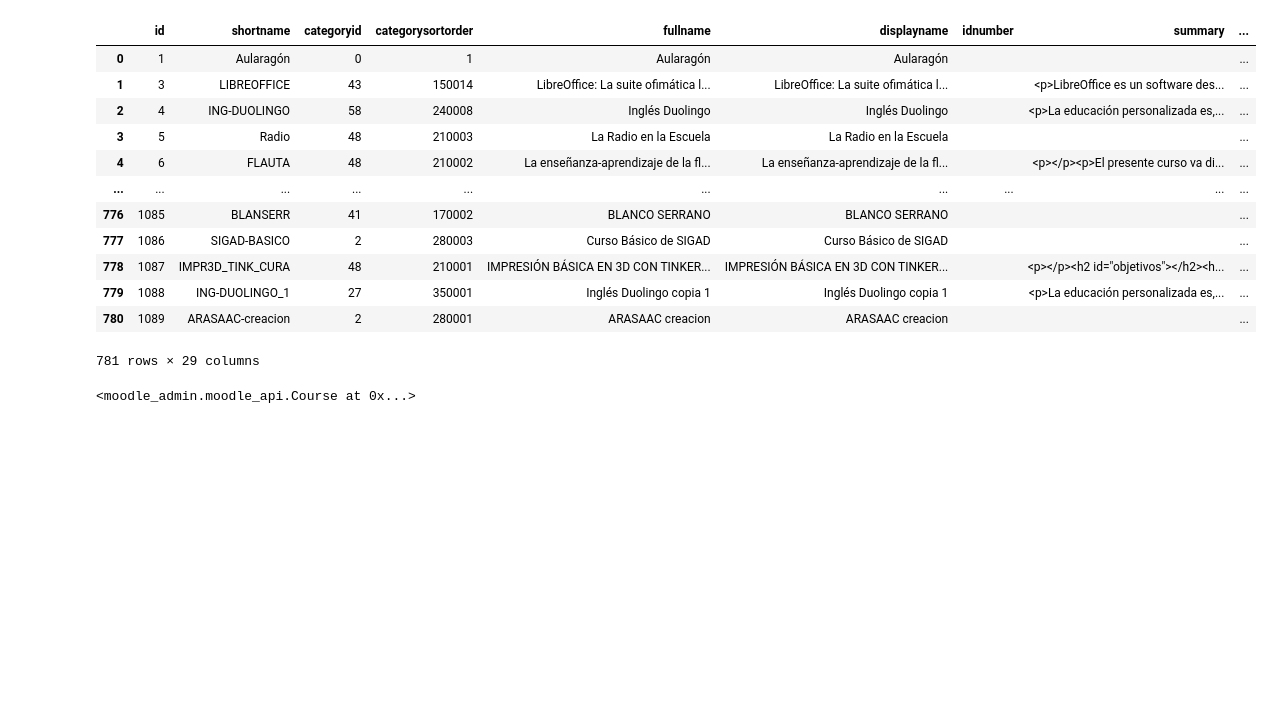
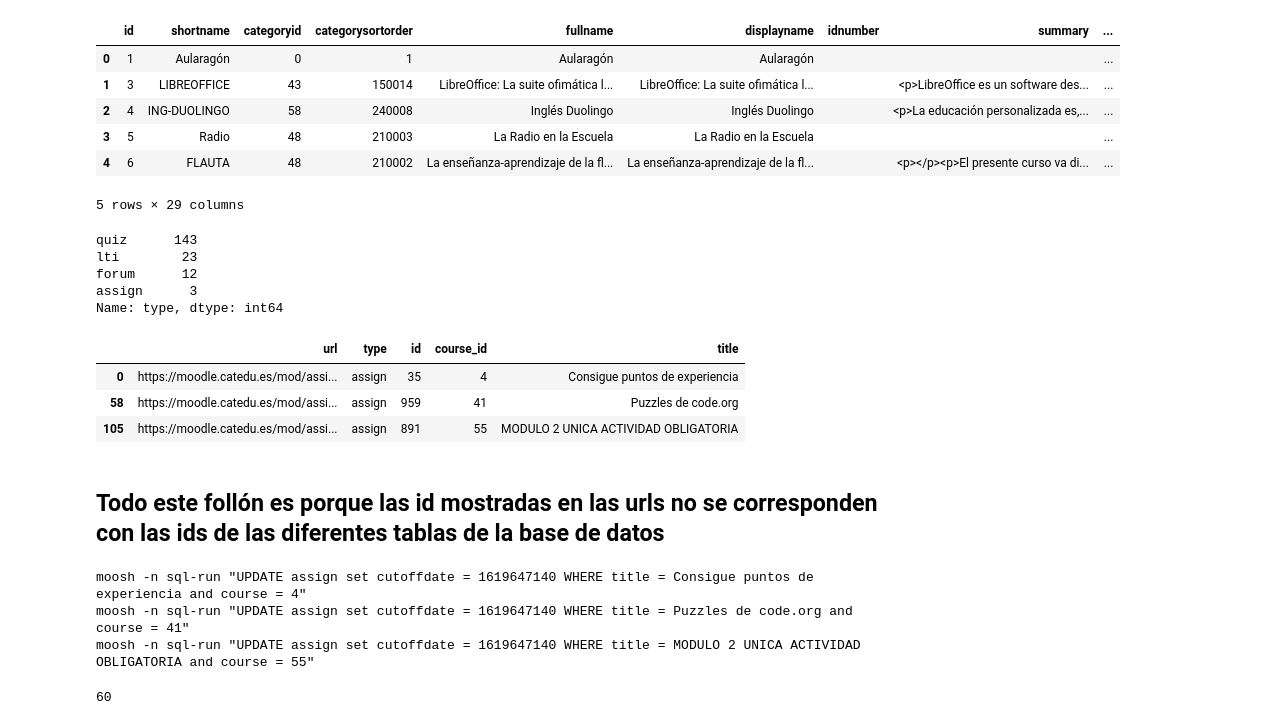
Before and after one commit to catedu/comunidad-aularagon, a Jupyter notebook: project_conf/test_aularagon_automation.ipynb, the cells around one changed output. Saved outputs shown, nothing was run; the diff lists cells and outputs as text; code cells hidden in the pictures; blank space fills up the shorter version.

Commit message:
intentando cerrar convocatoria cursos

```diff
--- a/project_conf/test_aularagon_automation.ipynb
+++ b/project_conf/test_aularagon_automation.ipynb
@@ -8,18 +12,12 @@ import moodle_admin.moodle_api as mp
 courses = mp.call("core_course_get_courses")
 df = pd.DataFrame(courses)
 # %%
-df
+df.head()
 # %% [output]
 |  | id | shortname | categoryid | categorysortorder | fullname | displayname | idnumber | summary | ... |
 | 0 | 1 | Aularagón | 0 | 1 | Aularagón | Aularagón |  |  | ... |
 | 1 | 3 | LIBREOFFICE | 43 | 150014 | LibreOffice: La suite ofimática l... | LibreOffice: La suite ofimática l... |  | <p>LibreOffice es un software des... | ... |
 | 2 | 4 | ING-DUOLINGO | 58 | 240008 | Inglés Duolingo | Inglés Duolingo |  | <p>La educación personalizada es,... | ... |
 | 3 | 5 | Radio | 48 | 210003 | La Radio en la Escuela | La Radio en la Escuela |  |  | ... |
 | 4 | 6 | FLAUTA | 48 | 210002 | La enseñanza-aprendizaje de la fl... | La enseñanza-aprendizaje de la fl... |  | <p></p><p>El presente curso va di... | ... |
-| ... | ... | ... | ... | ... | ... | ... | ... | ... | ... |
-| 776 | 1085 | BLANSERR | 41 | 170002 | BLANCO SERRANO | BLANCO SERRANO |  |  | ... |
-| 777 | 1086 | SIGAD-BASICO | 2 | 280003 | Curso Básico de SIGAD | Curso Básico de SIGAD |  |  | ... |
-| 778 | 1087 | IMPR3D_TINK_CURA | 48 | 210001 | IMPRESIÓN BÁSICA EN 3D CON TINKER... | IMPRESIÓN BÁSICA EN 3D CON TINKER... |  | <p></p><h2 id="objetivos"></h2><h... | ... |
-| 779 | 1088 | ING-DUOLINGO_1 | 27 | 350001 | Inglés Duolingo copia 1 | Inglés Duolingo copia 1 |  | <p>La educación personalizada es,... | ... |
-| 780 | 1089 | ARASAAC-creacion | 2 | 280001 | ARASAAC creacion | ARASAAC creacion |  |  | ... |
-781 rows × 29 columns
+5 rows × 29 columns
@@ -28,4 +23,0 @@ courses = mp.CourseList()
-# %%
-courses[0].
-# %% [output]
-<moodle_admin.moodle_api.Course at 0x...>
@@ -31,0 +56,28 @@ courses[0].
+# %%
+actividades_df.type.value_counts()
+# %% [output]
+quiz      143
+lti        23
+forum      12
+assign      3
+Name: type, dtype: int64
+# %%
+actividades_df[actividades_df['type'] == 'assign']
+# %% [output]
+|  | url | type | id | course_id | title |
+| 0 | https://moodle.catedu.es/mod/assi... | assign | 35 | 4 | Consigue puntos de experiencia |
+| 58 | https://moodle.catedu.es/mod/assi... | assign | 959 | 41 | Puzzles de code.org |
+| 105 | https://moodle.catedu.es/mod/assi... | assign | 891 | 55 | MODULO 2 UNICA ACTIVIDAD OBLIGATORIA |
+# %% [markdown]
+## Todo este follón es porque las id mostradas en las urls no se corresponden con las ids de las diferentes tablas de la base de datos
+# %%
+for index, row in actividades_df[actividades_df['type'] == 'assign'].iterrows():
+    print(f'moosh -n sql-run "UPDATE {row["type"]} set cutoffdate = 1619647140 WHERE title = {row["title"]} and course = {row["course_id"]}"')
+# %% [output]
+moosh -n sql-run "UPDATE assign set cutoffdate = 1619647140 WHERE title = Consigue puntos de experiencia and course = 4"
+moosh -n sql-run "UPDATE assign set cutoffdate = 1619647140 WHERE title = Puzzles de code.org and course = 41"
+moosh -n sql-run "UPDATE assign set cutoffdate = 1619647140 WHERE title = MODULO 2 UNICA ACTIVIDAD OBLIGATORIA and course = 55"
+# %%
+len(courses_ids)
+# %% [output]
+60
```
Also changed, not shown: parts of 10 cells of this notebook, 4 other files.
